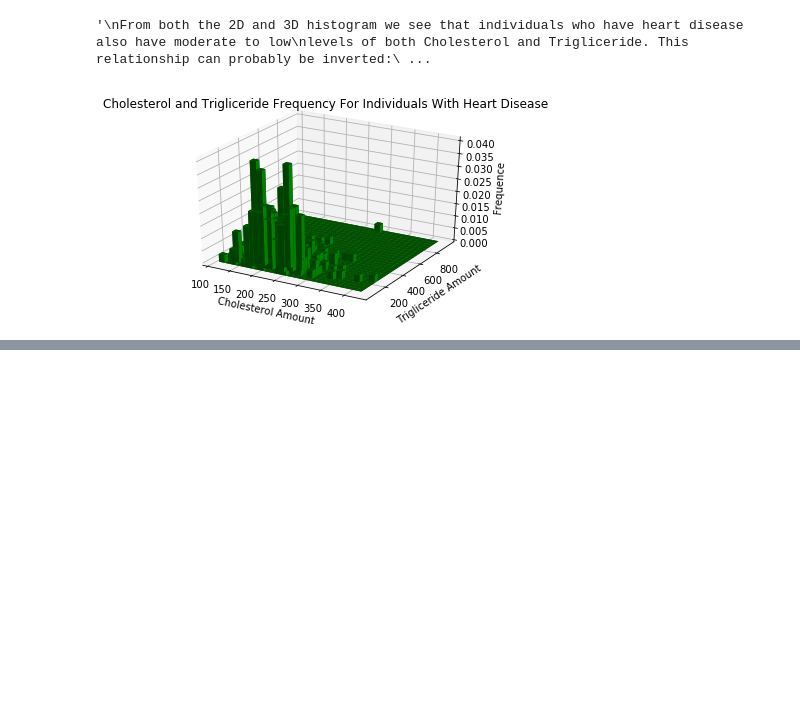
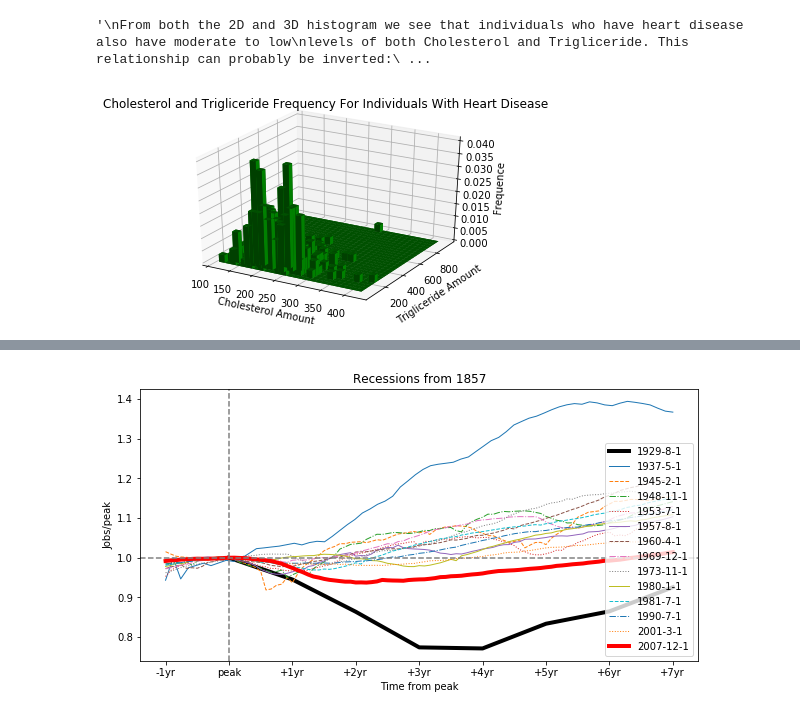
Before and after one commit to deehrlich/BootCamp2017, a Jupyter notebook: ProbSets/Computation/Week 2/Ehrlich_ExtraProbs.ipynb, the cells around one changed output, grey strips where cells are left out. Drawn from its saved outputs; the diff is of its cells as text; code cells hidden in the pictures; blank space fills up the shorter version.

Commit message:
Week 2 Problem Sets

```diff
--- a/ProbSets/Computation/Week 2/Ehrlich_ExtraProbs.ipynb
+++ b/ProbSets/Computation/Week 2/Ehrlich_ExtraProbs.ipynb
@@ -112,0 +94,85 @@ ValueError: unconverted data remains: 29
+# %%
+""" Problem 8 """
+
+#Import data
+df = pd.read_csv("/Users/Deehrlich/Desktop/BootCamp2017/Computation/Wk2_VisPandas/payems.csv", skiprows=5)
+df["date"] = pd.to_datetime(df["date"])
+df.index = df["date"]
+
+peak = [datetime(1929, 8, 1), datetime(1937, 5, 1),datetime(1945, 2, 1), datetime(1948, 11, 1), \
+        datetime(1953, 7, 1), datetime(1957, 8, 1),datetime(1960, 4, 1), datetime(1969, 12, 1), \
+        datetime(1973, 11, 1),datetime(1980, 1, 1), datetime(1981, 7, 1),datetime(1990, 7, 1), \
+        datetime(2001, 3, 1), datetime(2007, 12, 1)]
+
+#Part A
+df_list = []
+for i, date in enumerate(peak):
+    if date == '1929-08-01' :
+        start = pd.to_datetime('1929-07-01')
+    else:
+        start = pd.to_datetime(str(date.year-1)+'-'+str(date.month)+'-'+str(date.day))
+    end = pd.to_datetime(str(date.year+7)+'-'+str(date.month)+'-'+str(date.day))
+    temp = df[(df['date'] >= start)& (df['date'] <= end)]
+    temp["start"] = str(date.year)+'-'+str(date.month)+'-'+str(date.day)
+    temp.name = str(date)
+    df_list.append(temp)
+
+
+#Part B: Normalize
+for i, date in enumerate(peak):
+    if i > 1 :
+        norm = df_list[i].loc[(df_list[i]["date"] == date),"payems"][0]
+        df_list[i]["Normed"] = df_list[i]["payems"]/norm
+
+norm0 = df_list[0].loc[(df_list[0]["date"] == '1929-07-01'),"payems"][0]
+df_list[0]["Normed"] = df_list[0]["payems"]/norm0
+
+norm1 = df_list[1].loc[(df_list[1]["date"] == '1937-07-01'),"payems"][0]
+df_list[1]["Normed"] = df_list[1]["payems"]/norm1
+
+
+#Part C-I: Plot Time Series
+fig= plt.figure(figsize=(10, 5))
+lines = ["-","--","-.",":"]
+linecycler = cycle(lines)
+
+x = np.linspace(0,8,97)
+x_r1 = np.linspace(0,8,68)
+x_r0 = np.linspace(1,8,8)
+
+
+for i, df in enumerate(df_list):
+    if i == 0:
+        plt.plot(x_r0, df["Normed"], "k-", lw = 4, label = df["start"][0])
+    elif i==13:
+        plt.plot(x, df["Normed"], "r-", lw = 4 ,label = df["start"][0])
+    elif i==1:
+        plt.plot(x_r1, df["Normed"], next(linecycler), lw = 1, label = df["start"][0])
+    else:
+        plt.plot(x, df["Normed"], next(linecycler), lw = 1, label = df["start"][0])
+
+
+plt.axhline(y = 1,  ls = "--", color ="grey")
+plt.axvline(x = 1,  ls = "--", color ="grey")
+xlabel=['-1yr','peak','+1yr','+2yr','+3yr','+4yr','+5yr','+6yr','+7yr']
+xval = [0,1,2,3,4,5,6,7,8]
+plt.xticks(xval, xlabel)
+plt.xlabel("Time from peak")
+plt.ylabel("Jobs/peak")
+plt.title("Recessions from 1857")
+plt.legend()
+
+#Part J,K
+"""
+There are no depressions in the US besides the Great Depression that have been
+worse than the Great Recession. Although there are a few recessions
+that have smaller job\peak than the great recession, the other
+depressions quickly increase over 1, whereas the great recession continues
+to have poor employment.
+
+Although at first glance it looks like the Great Depression was worse than the
+Great Recession, both in duration of low job/peak but also magnitude of
+job/peak, this may not be the only value of interest. Depressions should
+be evaluated on a number of metrics.
+"""
+# %% [output]
@@ -112,0 +196 @@ ValueError: unconverted data remains: 29
+[figure, added]
```
Also changed, not shown: parts of 3 cells of this notebook, 6 other files.
